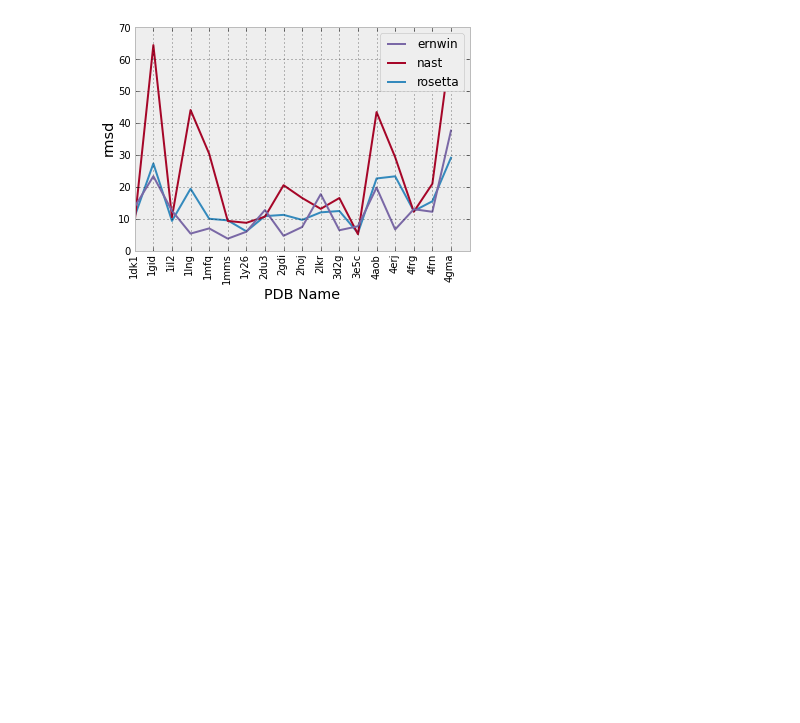
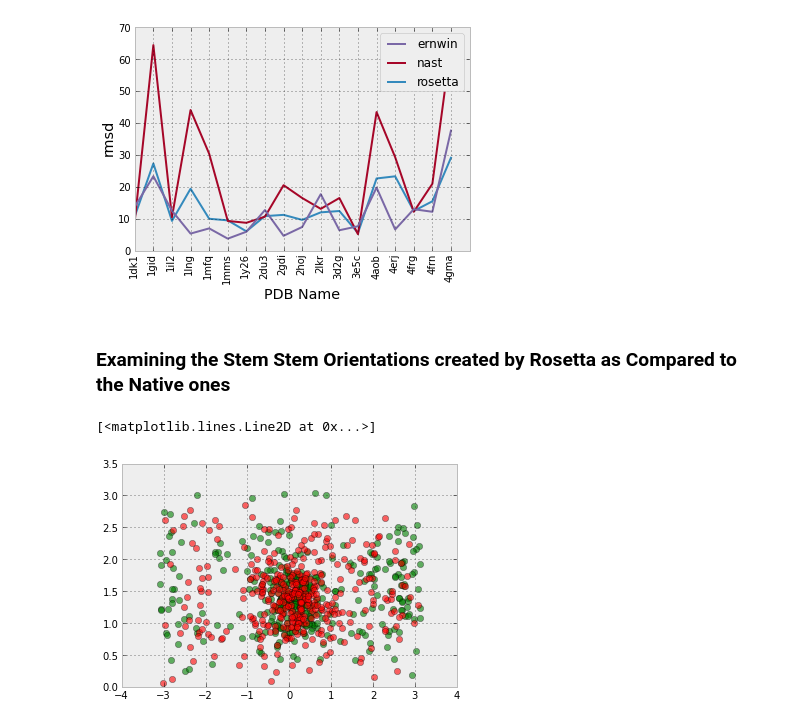
Before and after one commit to ViennaRNA/ernwin, a Jupyter notebook: ipy_notebook_ernwin.ipynb, the cells around one changed output. Cells and saved outputs as stored; diff of their text form; code cells hidden in the pictures; blank space fills up the shorter version.

```diff
--- a/ipy_notebook_ernwin.ipynb
+++ b/ipy_notebook_ernwin.ipynb
@@ -1027,3 +1027,31 @@ plt.setp(labels, rotation=90)
  None,
  None]
 [figure]
+# %% [markdown]
+### Examining the Stem Stem Orientations created by Rosetta as Compared to the Native ones ###
+# %%
+import pandas as pa
+import os.path as op
+import math as m
+import numpy as np
+
+native_stats_fn = op.expanduser('~/coarse/1jj2/stats/temp.angles')
+sampled_stats_fn = op.expanduser('~/coarse/1jj2_rosetta/stats/temp.angles')
+
+column_names = ['type', 'pdb', 's1', 's2', 'u', 'v', 't', 'r', 'u1', 'v1', 'atype', 'something1', 'something2', 'sth3', 'sth4']
+real_stats = pa.read_csv(native_stats_fn, header=None, sep=' ', names=column_names, engine='python')
+sampled_stats = pa.read_csv(sampled_stats_fn, header=None, sep=' ', names=column_names, engine='python')
+# %%
+from corgy.builder.energy import select_angle, wrap
+
+rs_o = select_angle(real_stats)
+ss_o = select_angle(sampled_stats)
+
+rs_w = wrap(rs_o)
+ss_w = wrap(ss_o)
+# %%
+plot(rs_o[: ,0], rs_o[: ,1], 'go', alpha=0.6)
+plot(ss_o[: ,0], ss_o[: ,1], 'ro', alpha=0.6)
+# %% [output]
+[<matplotlib.lines.Line2D at 0x...>]
+[figure, added]
```
Also changed, not shown: parts of 7 cells of this notebook, 3 other files.
